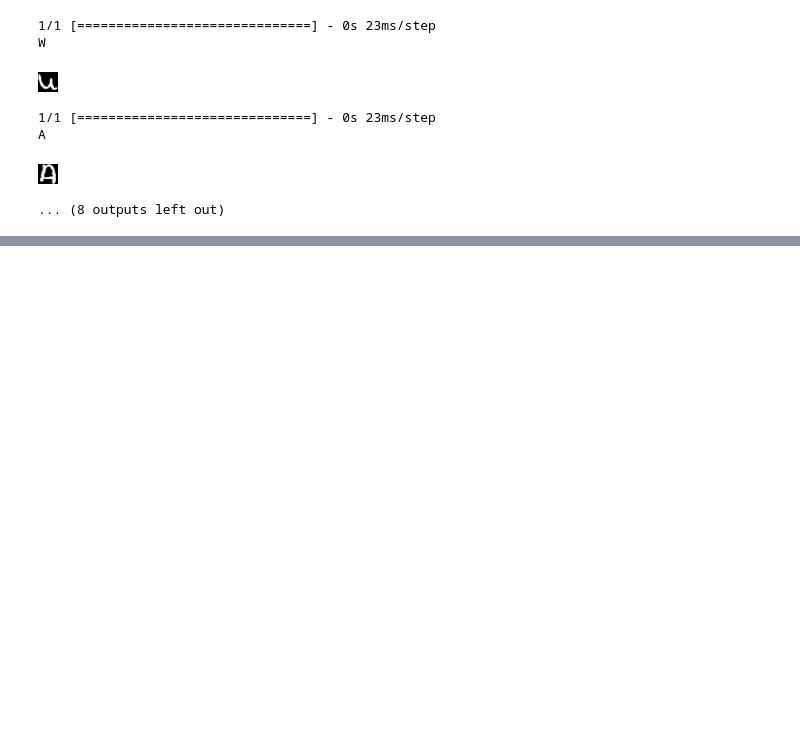
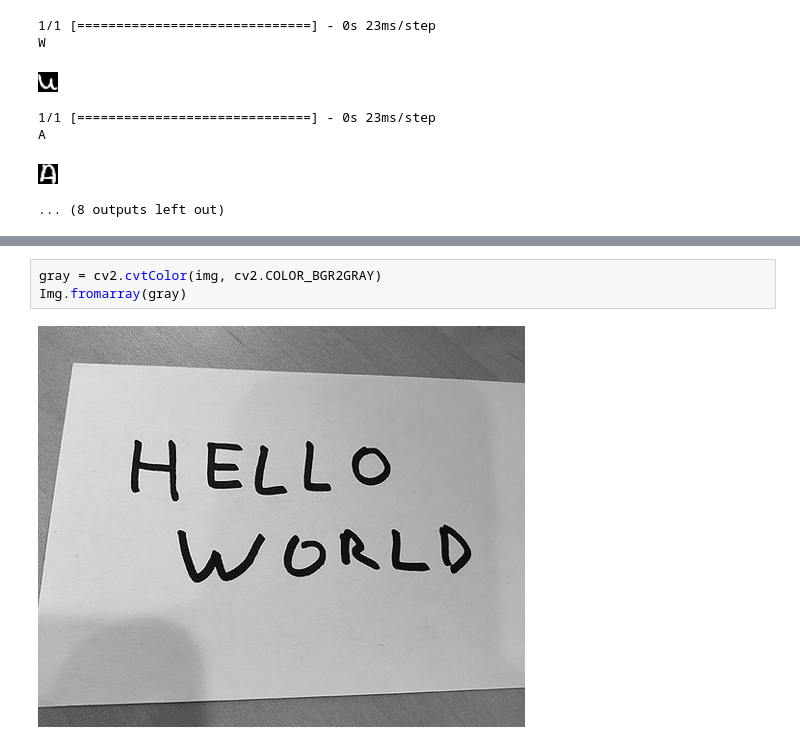
Before and after one commit to OscarRojasG/OCR, a Jupyter notebook: OCR.ipynb, the cells around one changed output, grey strips where cells are left out. Saved outputs shown, nothing was run; the diff lists cells and outputs as text; blank space fills up the shorter version.

```diff
--- a/OCR.ipynb
+++ b/OCR.ipynb
@@ -225,0 +239,5 @@ A
+# %%
+gray = cv2.cvtColor(img, cv2.COLOR_BGR2GRAY)
+Img.fromarray(gray)
+# %% [output]
+[figure, added]
```
Also changed, not shown: parts of 10 cells of this notebook.
